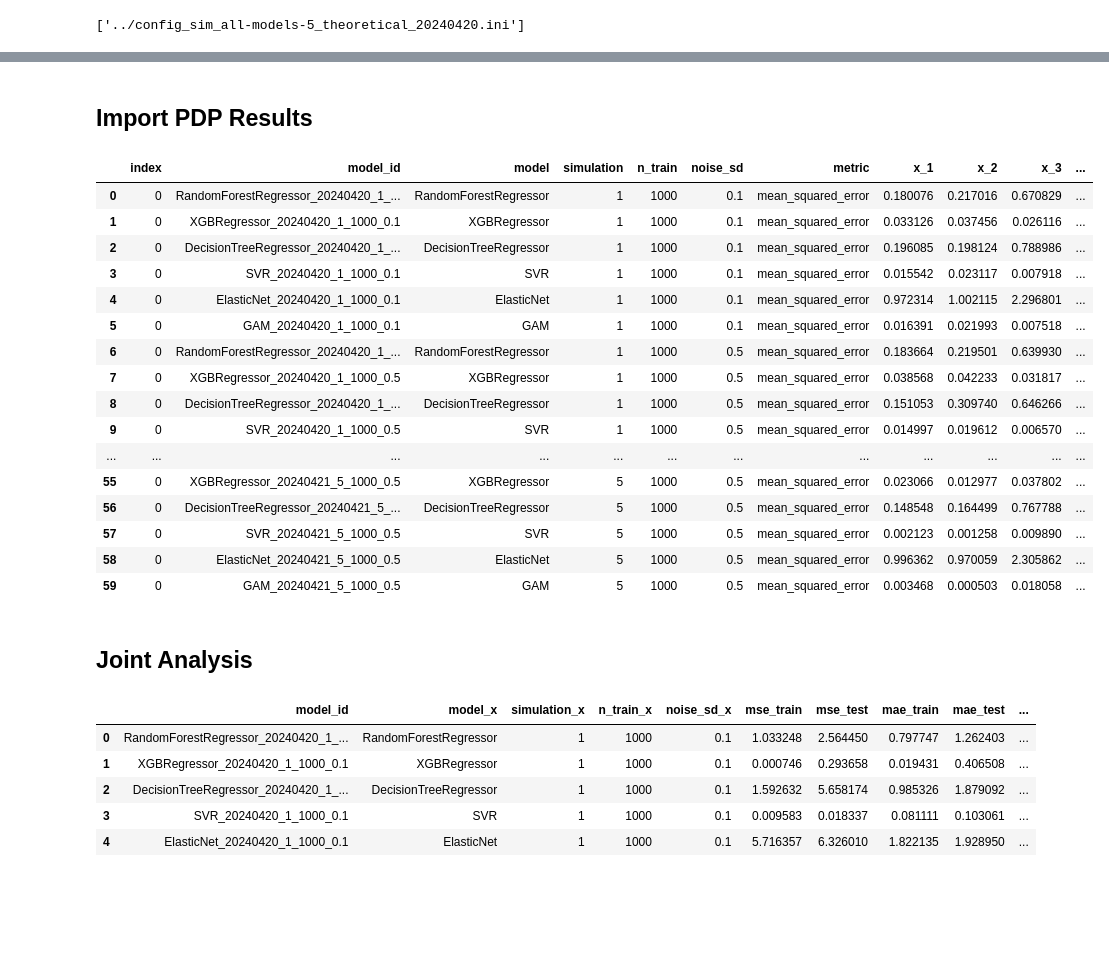
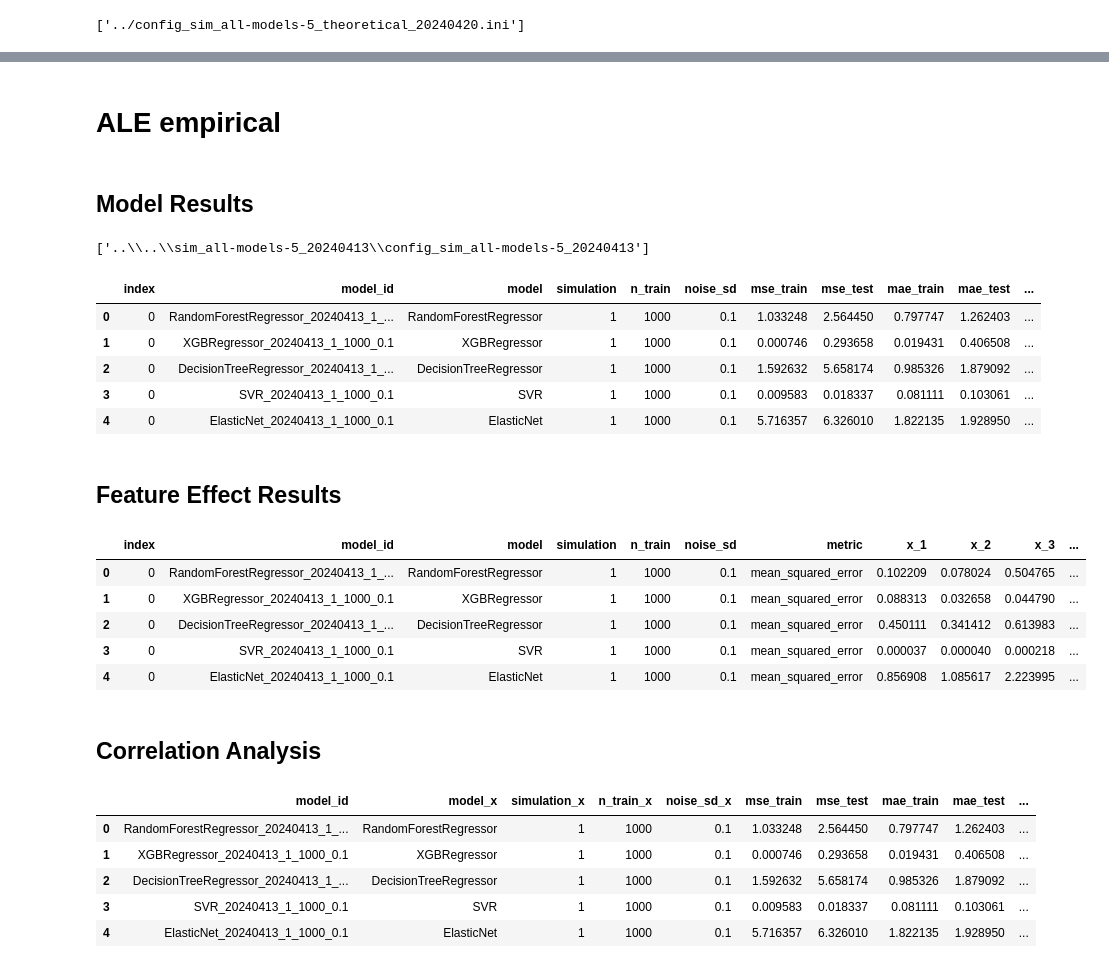
Before and after one commit to timo282/feature-effect-empirical-analysis, a Jupyter notebook: simulations/sim_all-models-5_theoretical_20240420/notebooks/correlation_analysis.ipynb, the cells around one changed output, grey strips where cells are left out. Cells and saved outputs as stored; diff of their text form; code cells hidden in the pictures; blank space fills up the shorter version.

Commit message:
Refine correlation analysis, add presentation and template notebook

```diff
--- a/simulations/sim_all-models-5_theoretical_20240420/notebooks/correlation_analysis.ipynb
+++ b/simulations/sim_all-models-5_theoretical_20240420/notebooks/correlation_analysis.ipynb
@@ -69,2 +122,4 @@ df_model_res
+# %% [markdown]
+# ALE empirical
 # %% [markdown]
-## Import PDP Results
+## Model Results
@@ -71,37 +134,46 @@ df_model_res
+# %%
+config = ConfigParser()
+config.read(config_file)
+# %% [output]
+['..\\..\\sim_all-models-5_20240413\\config_sim_all-models-5_20240413']
+# %%
+model_results_storage = config.get("storage", "model_results")
+df_model_res = pd.read_sql_table("model_results", f"sqlite:///../../sim_all-models-5_20240413/{model_results_storage}")
+df_model_res.head()
+# %% [output]
+|  | index | model_id | model | simulation | n_train | noise_sd | mse_train | mse_test | mae_train | mae_test | ... |
+| 0 | 0 | RandomForestRegressor_20240413_1_... | RandomForestRegressor | 1 | 1000 | 0.1 | 1.033248 | 2.564450 | 0.797747 | 1.262403 | ... |
+| 1 | 0 | XGBRegressor_20240413_1_1000_0.1 | XGBRegressor | 1 | 1000 | 0.1 | 0.000746 | 0.293658 | 0.019431 | 0.406508 | ... |
+| 2 | 0 | DecisionTreeRegressor_20240413_1_... | DecisionTreeRegressor | 1 | 1000 | 0.1 | 1.592632 | 5.658174 | 0.985326 | 1.879092 | ... |
+| 3 | 0 | SVR_20240413_1_1000_0.1 | SVR | 1 | 1000 | 0.1 | 0.009583 | 0.018337 | 0.081111 | 0.103061 | ... |
+| 4 | 0 | ElasticNet_20240413_1_1000_0.1 | ElasticNet | 1 | 1000 | 0.1 | 5.716357 | 6.326010 | 1.822135 | 1.928950 | ... |
+# %% [markdown]
+## Feature Effect Results
+# %%
+feauture_effect_type = "ale_results"
 # %%
 effects_results_storage = config.get("storage", "effects_results")
-df_pdp_res = pd.read_sql_table("pdp_results", f"sqlite:///..{effects_results_storage}")
-df_pdp_res
+df_effect_res = pd.read_sql_table(feauture_effect_type, f"sqlite:///../../sim_all-models-5_20240413/{effects_results_storage}")
+df_effect_res.head()
 # %% [output]
 |  | index | model_id | model | simulation | n_train | noise_sd | metric | x_1 | x_2 | x_3 | ... |
-| 0 | 0 | RandomForestRegressor_20240420_1_... | RandomForestRegressor | 1 | 1000 | 0.1 | mean_squared_error | 0.180076 | 0.217016 | 0.670829 | ... |
-| 1 | 0 | XGBRegressor_20240420_1_1000_0.1 | XGBRegressor | 1 | 1000 | 0.1 | mean_squared_error | 0.033126 | 0.037456 | 0.026116 | ... |
-| 2 | 0 | DecisionTreeRegressor_20240420_1_... | DecisionTreeRegressor | 1 | 1000 | 0.1 | mean_squared_error | 0.196085 | 0.198124 | 0.788986 | ... |
-| 3 | 0 | SVR_20240420_1_1000_0.1 | SVR | 1 | 1000 | 0.1 | mean_squared_error | 0.015542 | 0.023117 | 0.007918 | ... |
-| 4 | 0 | ElasticNet_20240420_1_1000_0.1 | ElasticNet | 1 | 1000 | 0.1 | mean_squared_error | 0.972314 | 1.002115 | 2.296801 | ... |
-| 5 | 0 | GAM_20240420_1_1000_0.1 | GAM | 1 | 1000 | 0.1 | mean_squared_error | 0.016391 | 0.021993 | 0.007518 | ... |
-| 6 | 0 | RandomForestRegressor_20240420_1_... | RandomForestRegressor | 1 | 1000 | 0.5 | mean_squared_error | 0.183664 | 0.219501 | 0.639930 | ... |
-| 7 | 0 | XGBRegressor_20240420_1_1000_0.5 | XGBRegressor | 1 | 1000 | 0.5 | mean_squared_error | 0.038568 | 0.042233 | 0.031817 | ... |
-| 8 | 0 | DecisionTreeRegressor_20240420_1_... | DecisionTreeRegressor | 1 | 1000 | 0.5 | mean_squared_error | 0.151053 | 0.309740 | 0.646266 | ... |
-| 9 | 0 | SVR_20240420_1_1000_0.5 | SVR | 1 | 1000 | 0.5 | mean_squared_error | 0.014997 | 0.019612 | 0.006570 | ... |
-| ... | ... | ... | ... | ... | ... | ... | ... | ... | ... | ... | ... |
-| 55 | 0 | XGBRegressor_20240421_5_1000_0.5 | XGBRegressor | 5 | 1000 | 0.5 | mean_squared_error | 0.023066 | 0.012977 | 0.037802 | ... |
-| 56 | 0 | DecisionTreeRegressor_20240421_5_... | DecisionTreeRegressor | 5 | 1000 | 0.5 | mean_squared_error | 0.148548 | 0.164499 | 0.767788 | ... |
-| 57 | 0 | SVR_20240421_5_1000_0.5 | SVR | 5 | 1000 | 0.5 | mean_squared_error | 0.002123 | 0.001258 | 0.009890 | ... |
-| 58 | 0 | ElasticNet_20240421_5_1000_0.5 | ElasticNet | 5 | 1000 | 0.5 | mean_squared_error | 0.996362 | 0.970059 | 2.305862 | ... |
-| 59 | 0 | GAM_20240421_5_1000_0.5 | GAM | 5 | 1000 | 0.5 | mean_squared_error | 0.003468 | 0.000503 | 0.018058 | ... |
+| 0 | 0 | RandomForestRegressor_20240413_1_... | RandomForestRegressor | 1 | 1000 | 0.1 | mean_squared_error | 0.102209 | 0.078024 | 0.504765 | ... |
+| 1 | 0 | XGBRegressor_20240413_1_1000_0.1 | XGBRegressor | 1 | 1000 | 0.1 | mean_squared_error | 0.088313 | 0.032658 | 0.044790 | ... |
+| 2 | 0 | DecisionTreeRegressor_20240413_1_... | DecisionTreeRegressor | 1 | 1000 | 0.1 | mean_squared_error | 0.450111 | 0.341412 | 0.613983 | ... |
+| 3 | 0 | SVR_20240413_1_1000_0.1 | SVR | 1 | 1000 | 0.1 | mean_squared_error | 0.000037 | 0.000040 | 0.000218 | ... |
+| 4 | 0 | ElasticNet_20240413_1_1000_0.1 | ElasticNet | 1 | 1000 | 0.1 | mean_squared_error | 0.856908 | 1.085617 | 2.223995 | ... |
 # %% [markdown]
-## Joint Analysis
+## Correlation Analysis
 # %%
-df_melted = create_joined_melted_df(df_model_res, df_pdp_res)
+df_melted = create_joined_melted_df(df_model_res, df_effect_res)
 df_melted.head()
 # %% [output]
 |  | model_id | model_x | simulation_x | n_train_x | noise_sd_x | mse_train | mse_test | mae_train | mae_test | ... |
-| 0 | RandomForestRegressor_20240420_1_... | RandomForestRegressor | 1 | 1000 | 0.1 | 1.033248 | 2.564450 | 0.797747 | 1.262403 | ... |
-| 1 | XGBRegressor_20240420_1_1000_0.1 | XGBRegressor | 1 | 1000 | 0.1 | 0.000746 | 0.293658 | 0.019431 | 0.406508 | ... |
-| 2 | DecisionTreeRegressor_20240420_1_... | DecisionTreeRegressor | 1 | 1000 | 0.1 | 1.592632 | 5.658174 | 0.985326 | 1.879092 | ... |
-| 3 | SVR_20240420_1_1000_0.1 | SVR | 1 | 1000 | 0.1 | 0.009583 | 0.018337 | 0.081111 | 0.103061 | ... |
-| 4 | ElasticNet_20240420_1_1000_0.1 | ElasticNet | 1 | 1000 | 0.1 | 5.716357 | 6.326010 | 1.822135 | 1.928950 | ... |
+| 0 | RandomForestRegressor_20240413_1_... | RandomForestRegressor | 1 | 1000 | 0.1 | 1.033248 | 2.564450 | 0.797747 | 1.262403 | ... |
+| 1 | XGBRegressor_20240413_1_1000_0.1 | XGBRegressor | 1 | 1000 | 0.1 | 0.000746 | 0.293658 | 0.019431 | 0.406508 | ... |
+| 2 | DecisionTreeRegressor_20240413_1_... | DecisionTreeRegressor | 1 | 1000 | 0.1 | 1.592632 | 5.658174 | 0.985326 | 1.879092 | ... |
+| 3 | SVR_20240413_1_1000_0.1 | SVR | 1 | 1000 | 0.1 | 0.009583 | 0.018337 | 0.081111 | 0.103061 | ... |
+| 4 | ElasticNet_20240413_1_1000_0.1 | ElasticNet | 1 | 1000 | 0.1 | 5.716357 | 6.326010 | 1.822135 | 1.928950 | ... |
 # %%
 models = df_melted["model_x"].unique().tolist()
 
```
Also changed, not shown: parts of 13 cells of this notebook, 3 other files.
